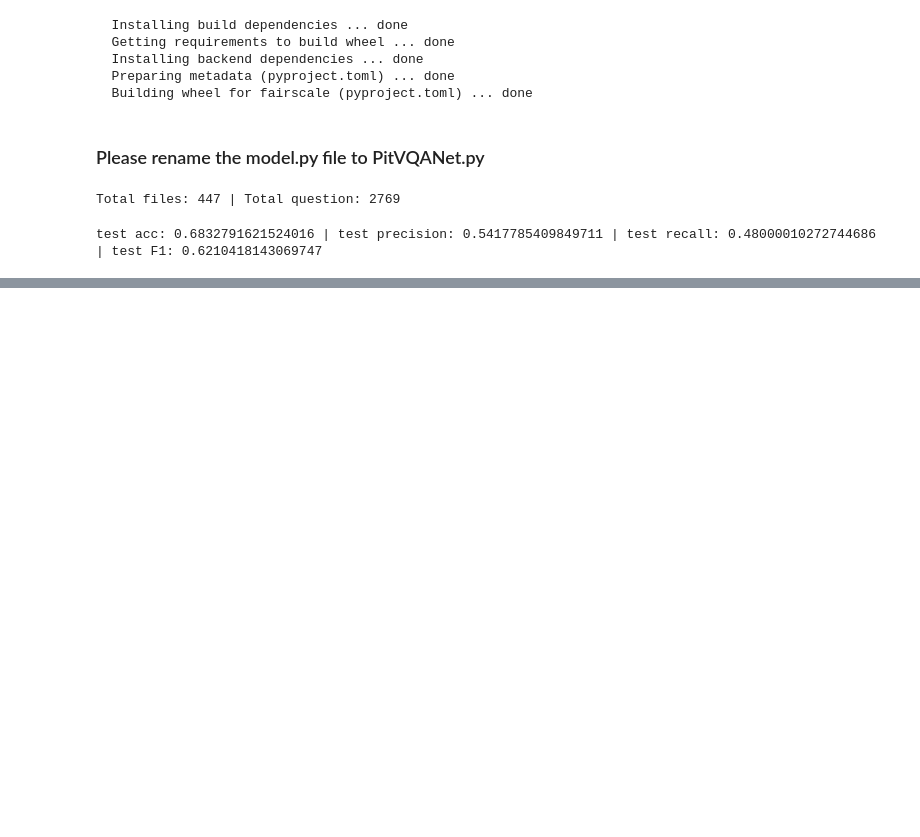
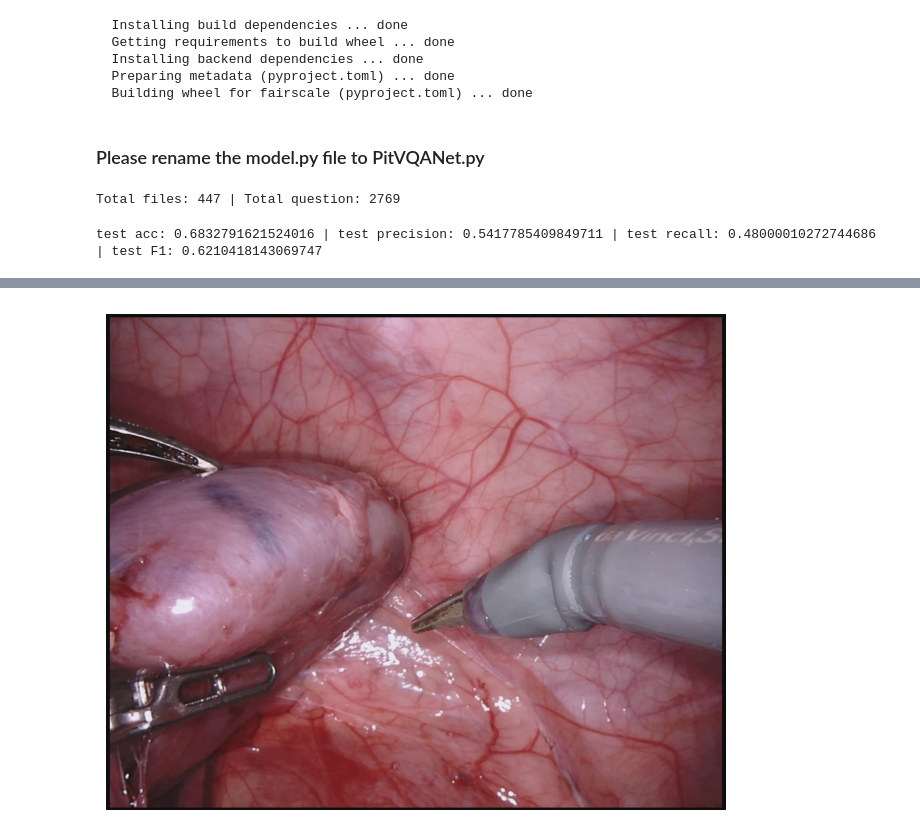
Before and after one commit to mobarakol/PitVQA, a Jupyter notebook: PitVQANet_endo18_demo.ipynb, the cells around one changed output, grey strips where cells are left out. Drawn from its saved outputs; the diff is of its cells as text; code cells hidden in the pictures; blank space fills up the shorter version.

```diff
--- a/PitVQANet_endo18_demo.ipynb
+++ b/PitVQANet_endo18_demo.ipynb
@@ -128,0 +177,93 @@ test acc: 0.6832791621524016 | test precision: 0.5417785409849711 | test recall:
+# %%
+from PIL import Image
+import torchvision.transforms as transforms
+from torchvision.transforms.functional import InterpolationMode
+import matplotlib.pyplot as plt
+
+device = torch.device("cuda" if torch.cuda.is_available() else "cpu")
+seed_everything(3407)
+
+# download image
+!gdown --id 1aW4xMNfRdv410t0bmcfN7DegDS-cghEf
+
+# process image
+transform = transforms.Compose([
+       transforms.Resize((224, 224), interpolation=InterpolationMode.BICUBIC),
+       transforms.ToTensor(),
+       ])
+raw_image = Image.open('frame002.png').convert('RGB')
+image = transform(raw_image)
+images = image.repeat(6, 1, 1, 1) # len(questions)=6
+print(images.shape) # torch.Size([6, 3, 224, 224])
+
+# prepare questions and answers
+questions = ['What organ is being operated?',
+       'What is the state of bipolar_forceps?',
+       'What is the state of monopolar_curved_scissors?',
+       'Where is bipolar_forceps located?',
+       'Where is prograsp_forceps located?',
+       'Where is monopolar_curved_scissors located?']
+answers = ['kidney',
+      'Tissue_Manipulation',
+      'Idle',
+      'left-bottom',
+      'left-top',
+      'right-bottom']
+
+# define labels
+labels = ['kidney',
+      'Idle', 'Grasping', 'Retraction', 'Tissue_Manipulation',
+      'Tool_Manipulation', 'Cutting', 'Cauterization', 'Suction',
+      'Looping', 'Suturing', 'Clipping', 'Staple', 'Ultrasound_Sensing',
+      'left-top', 'right-top', 'left-bottom', 'right-bottom']
+labels_num = []
+for i in range(len(answers)):
+  labels_num.append(labels.index(answers[i]))
+labels_num = torch.tensor(labels_num)
+print(labels_num) # [0, 4, 1, 16, 14, 17]
+
+# plot image
+plt.figure(figsize=(8, 8))
+plt.imshow(raw_image)
+plt.axis('off')
+plt.show()
+
+# preapre model
+model_path = 'PitVQA_endo18_weights.pth.tar'
+checkpoint = torch.load(model_path, map_location='cpu')
+model = checkpoint['model']
+model.to(device)
+
+# inference
+label_true = None
+label_pred = None
+model.eval()
+with torch.no_grad():
+    labels_num = labels_num.to(device)
+    outputs = model(image=images.to(device), question=questions)
+
+    scores, predicted = torch.max(F.softmax(outputs, dim=1).data, 1)
+    if label_true is None:
+        label_true = labels_num.data.cpu()
+    else:
+        label_true = torch.cat((label_true, labels_num.data.cpu()), 0)
+    if label_pred is None:
+        label_pred = predicted.data.cpu()
+    else:
+        label_pred = torch.cat((label_pred, predicted.data.cpu()), 0)
+    print(f'true labels: {label_true}')
+    print(f'pred labels: {label_pred}')
+
+print('What organ is being operated?')
+print(f'true answer: {labels[label_true[0]]}')
+print(f'pred answer: {labels[label_pred[0]]}')
+print('What is the state of bipolar_forceps?')
+print(f'true answer: {labels[label_true[1]]}')
+print(f'pred answer: {labels[label_pred[1]]}')
+print('What is the state of monopolar_curved_scissors?')
+print(f'true answer: {labels[label_true[2]]}')
+print(f'pred answer: {labels[label_pred[2]]}')
+print('Where is bipolar_forceps located?')
+print(f'true answer: {labels[label_true[3]]}')
+print(f'pred answer: {labels[label_pred[3]]}')
+# %% [output]
@@ -128,0 +275 @@ test acc: 0.6832791621524016 | test precision: 0.5417785409849711 | test recall:
+[figure, added]
```
Also changed, not shown: parts of 6 cells of this notebook.
